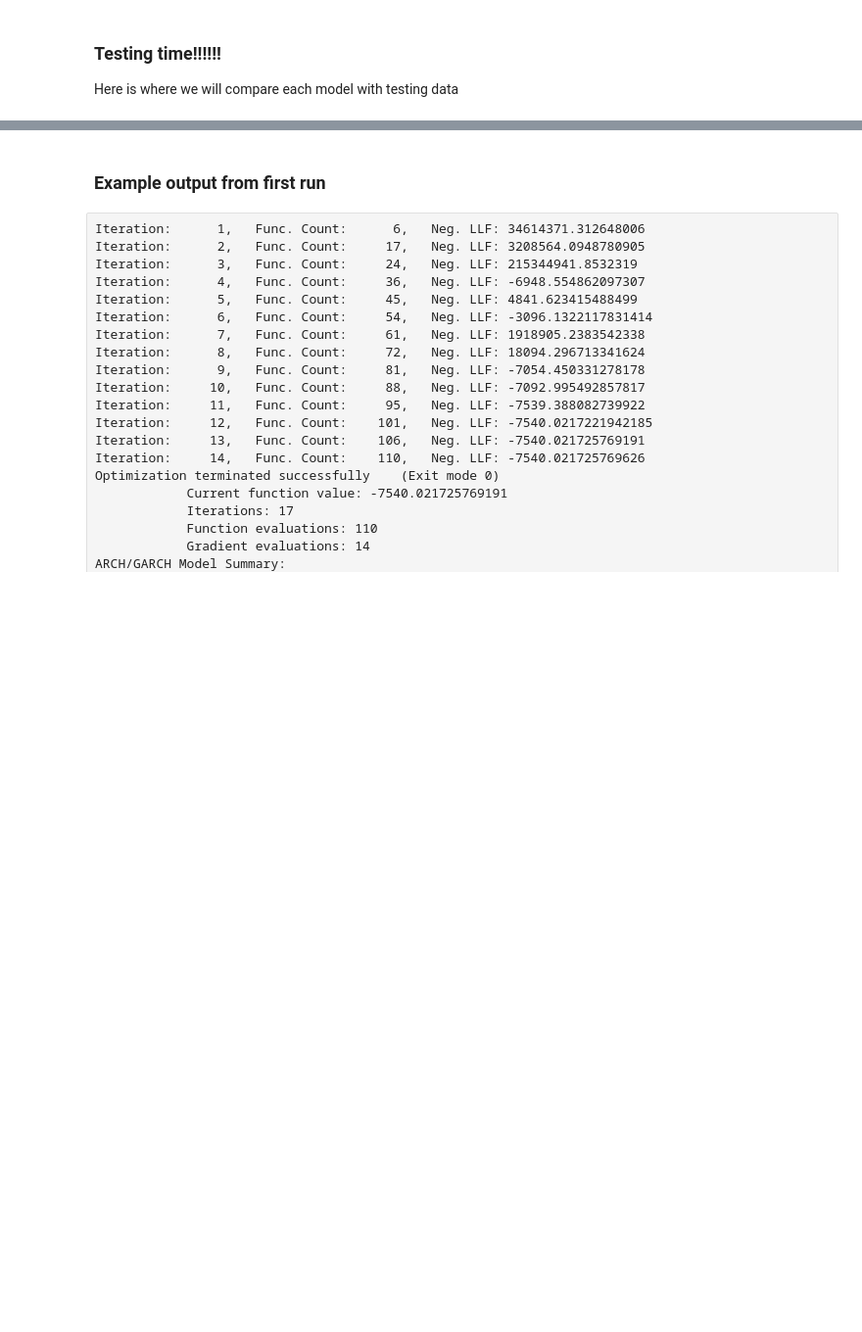
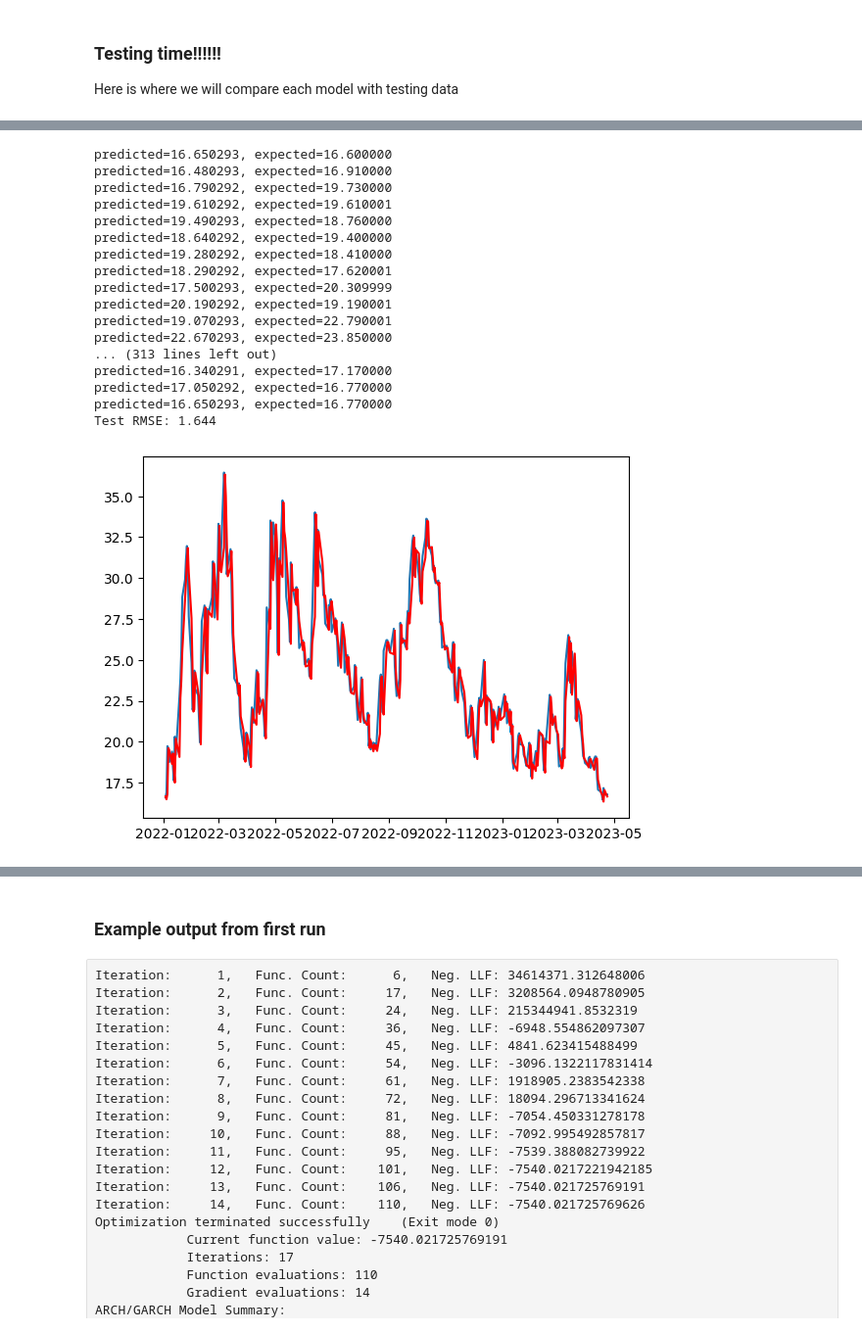
Before and after one commit to pbrowne011/vixproject, a Jupyter notebook: vix_models.ipynb, the cells around one changed output, grey strips where cells are left out. Shown at 98% size. Saved outputs shown, nothing was run; the diff lists cells and outputs as text; code cells hidden in the pictures; blank space fills up the shorter version.

Commit message:
updated models with graphs (basic GARCH testing)

```diff
--- a/vix_models.ipynb
+++ b/vix_models.ipynb
@@ -375,0 +271,40 @@ ConversionError: Failed to convert value(s) to axis units: array([Timestamp('202
+# %%
+history = [x for x in vix_train]
+predictions = pd.Series()
+
+# walk-forward validation
+for t in range(len(vix_test)):
+    output = arima_fit.forecast()
+    yhat = output[0]
+    predictions.loc[t] = yhat + vix_test['Adj Close'][t-1]
+    obs = vix_test['Adj Close'][t]
+    history.append(obs)
+    print('predicted=%f, expected=%f' % (predictions[t], obs))
+
+predictions.index = vix_test.index
+# evaluate forecasts
+rmse = (mean_squared_error(vix_test['Adj Close'], predictions))**0.5
+print('Test RMSE: %.3f' % rmse)
+# plot forecasts against actual outcomes
+plt.plot(vix_test['Adj Close'])
+plt.plot(predictions, color='red')
+plt.show()
+# %% [output]
+predicted=16.650293, expected=16.600000
+predicted=16.480293, expected=16.910000
+predicted=16.790292, expected=19.730000
+predicted=19.610292, expected=19.610001
+predicted=19.490293, expected=18.760000
+predicted=18.640292, expected=19.400000
+predicted=19.280292, expected=18.410000
+predicted=18.290292, expected=17.620001
+predicted=17.500293, expected=20.309999
+predicted=20.190292, expected=19.190001
+predicted=19.070293, expected=22.790001
+predicted=22.670293, expected=23.850000
+... (313 lines left out)
+predicted=16.340291, expected=17.170000
+predicted=17.050292, expected=16.770000
+predicted=16.650293, expected=16.770000
+Test RMSE: 1.644
+[figure, added]
```
Also changed, not shown: parts of 12 cells of this notebook.
